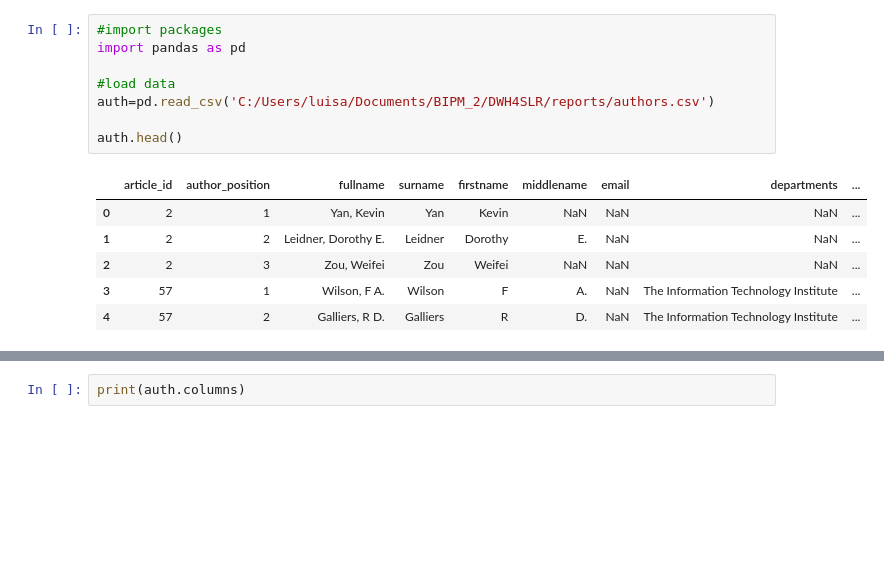
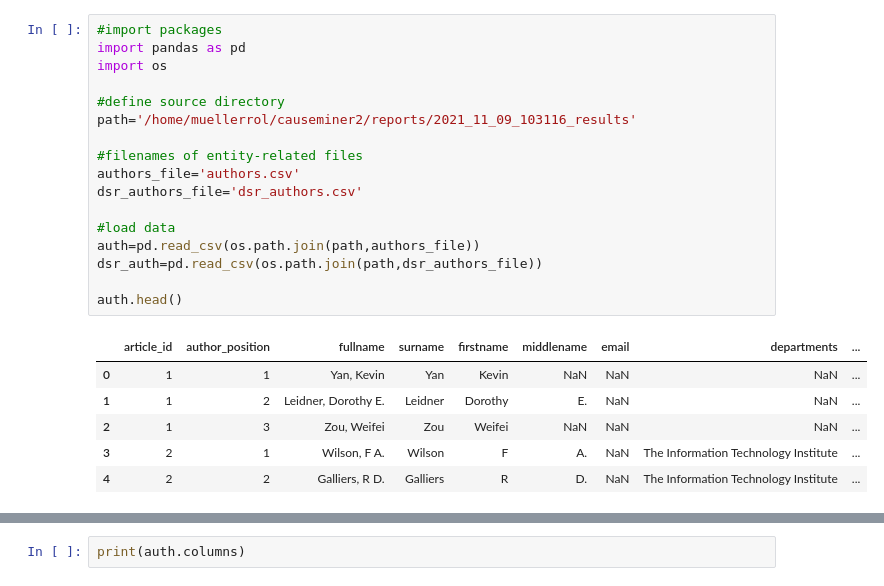
Before and after one commit to luisa2795/datawarehouse_for_SLR, a Jupyter notebook: EDA/EDA_authors.ipynb, the cells around one changed output, grey strips where cells are left out. Cells and saved outputs as stored; diff of their text form; blank space fills up the shorter version.

```diff
--- a/EDA/EDA_authors.ipynb
+++ b/EDA/EDA_authors.ipynb
@@ -1,15 +1,24 @@
-# %%
-#import packages
-import pandas as pd
-
-#load data
-auth=pd.read_csv('C:/Users/luisa/Documents/BIPM_2/DWH4SLR/reports/authors.csv')
-
-auth.head()
-# %% [output]
-|  | article_id | author_position | fullname | surname | firstname | middlename | email | departments | ... |
-| 0 | 2 | 1 | Yan, Kevin | Yan | Kevin | NaN | NaN | NaN | ... |
-| 1 | 2 | 2 | Leidner, Dorothy E. | Leidner | Dorothy | E. | NaN | NaN | ... |
-| 2 | 2 | 3 | Zou, Weifei | Zou | Weifei | NaN | NaN | NaN | ... |
-| 3 | 57 | 1 | Wilson, F A. | Wilson | F | A. | NaN | The Information Technology Institute | ... |
-| 4 | 57 | 2 | Galliers, R D. | Galliers | R | D. | NaN | The Information Technology Institute | ... |
+# %%
+#import packages
+import pandas as pd
+import os
+
+#define source directory
+path='/home/muellerrol/causeminer2/reports/2021_11_09_103116_results'
+
+#filenames of entity-related files
+authors_file='authors.csv'
+dsr_authors_file='dsr_authors.csv'
+
+#load data
+auth=pd.read_csv(os.path.join(path,authors_file))
+dsr_auth=pd.read_csv(os.path.join(path,dsr_authors_file))
+
+auth.head()
+# %% [output]
+|  | article_id | author_position | fullname | surname | firstname | middlename | email | departments | ... |
+| 0 | 1 | 1 | Yan, Kevin | Yan | Kevin | NaN | NaN | NaN | ... |
+| 1 | 1 | 2 | Leidner, Dorothy E. | Leidner | Dorothy | E. | NaN | NaN | ... |
+| 2 | 1 | 3 | Zou, Weifei | Zou | Weifei | NaN | NaN | NaN | ... |
+| 3 | 2 | 1 | Wilson, F A. | Wilson | F | A. | NaN | The Information Technology Institute | ... |
+| 4 | 2 | 2 | Galliers, R D. | Galliers | R | D. | NaN | The Information Technology Institute | ... |
```
Also changed, not shown: parts of 4 cells of this notebook, 21 other files.
